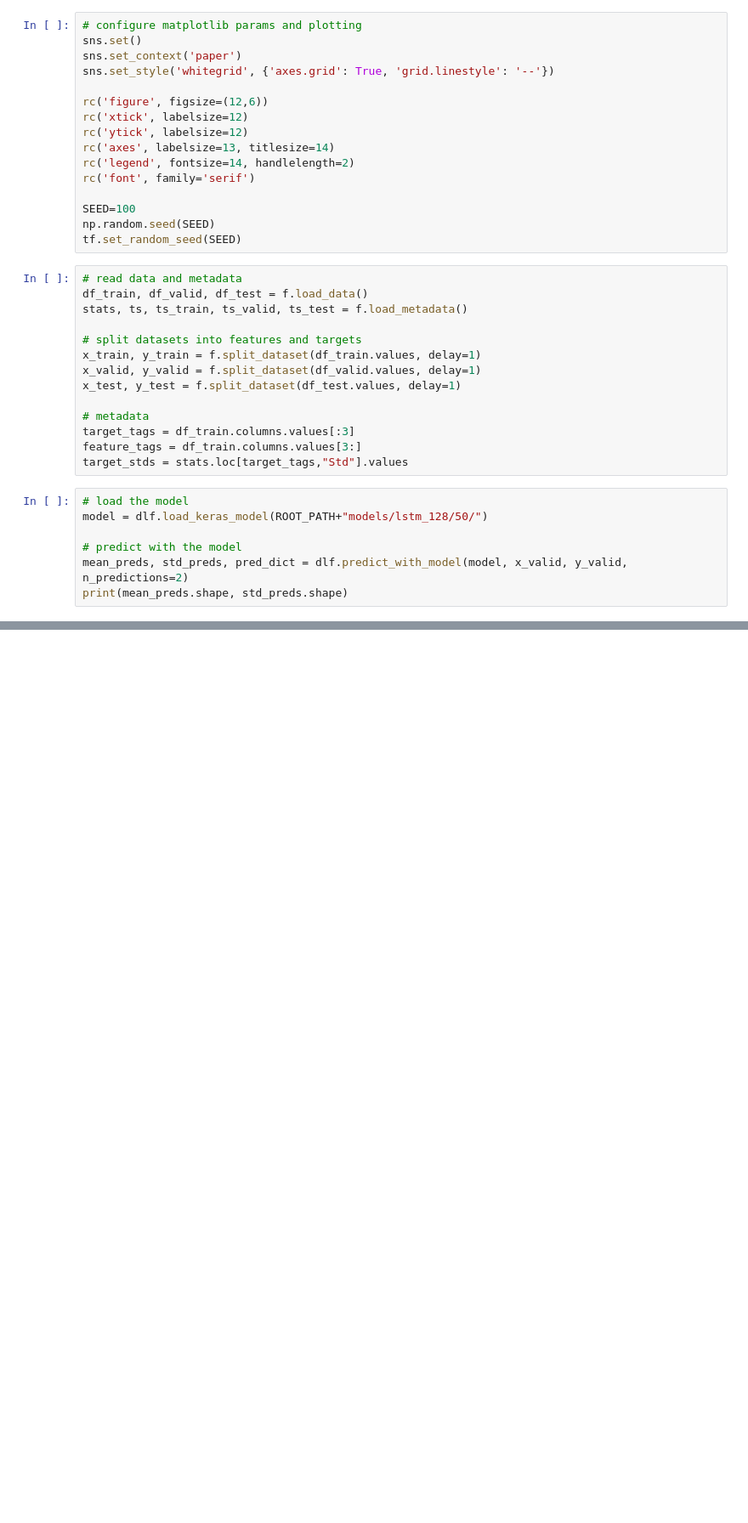
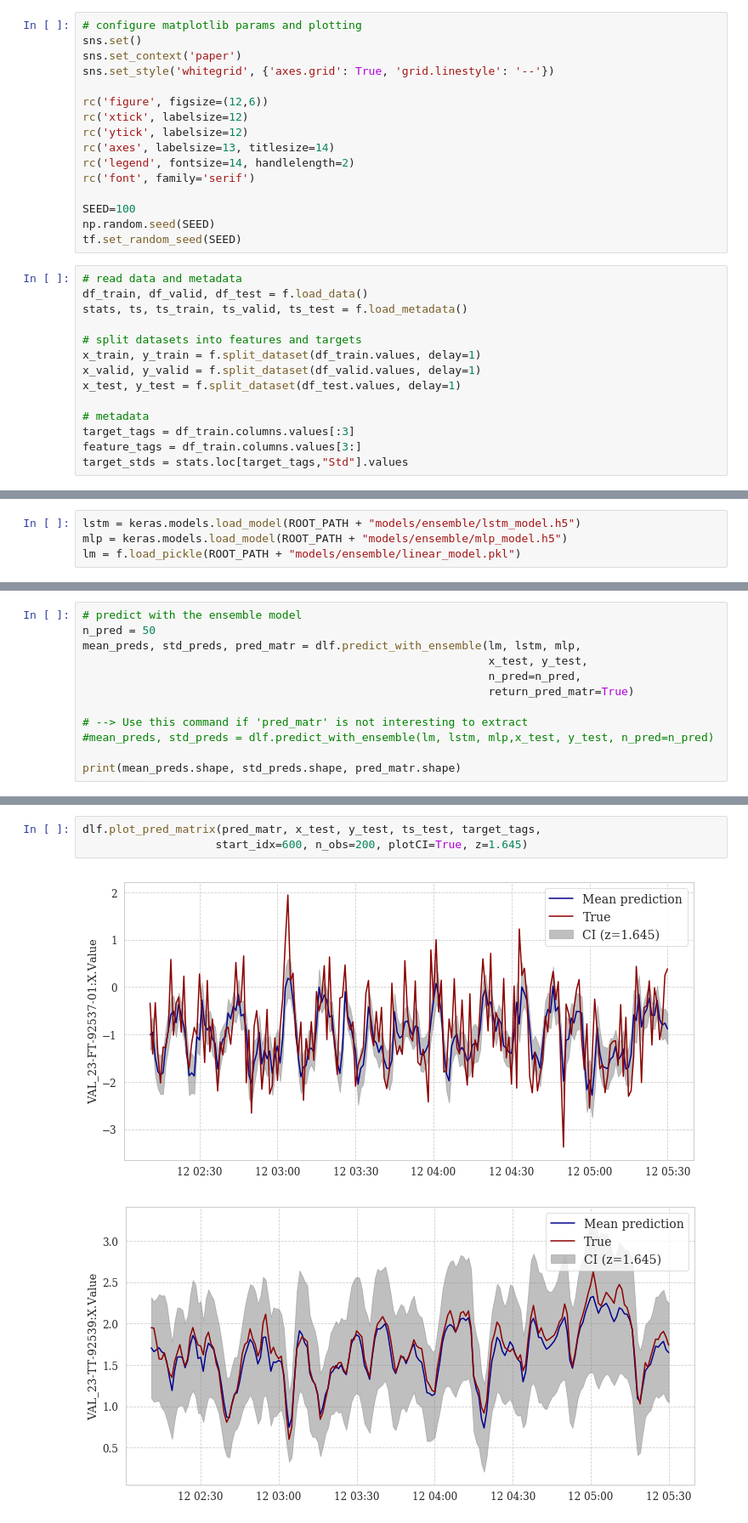
Before and after one commit to hreiten/master-thesis, a Jupyter notebook: src/predictive-models/keras_demo.ipynb, the cells around one changed output, grey strips where cells are left out. Shown: that part at 85% size. Drawn from its saved outputs; the diff is of its cells as text; blank space fills up the shorter version.

Commit message:
Finished ensemble models. Updated demo notebook.

```diff
--- a/src/predictive-models/keras_demo.ipynb
+++ b/src/predictive-models/keras_demo.ipynb
@@ -52,10 +54,3 @@ x_test, y_test = f.split_dataset(df_test.values, delay=1)
 target_tags = df_train.columns.values[:3]
 feature_tags = df_train.columns.values[3:]
 target_stds = stats.loc[target_tags,"Std"].values
-# %%
-# load the model
-model = dlf.load_keras_model(ROOT_PATH+"models/lstm_128/50/")
-
-# predict with the model
-mean_preds, std_preds, pred_dict = dlf.predict_with_model(model, x_valid, y_valid, n_predictions=2)
-print(mean_preds.shape, std_preds.shape)
@@ -63,0 +59,4 @@ print(mean_preds.shape, std_preds.shape)
+# %%
+lstm = keras.models.load_model(ROOT_PATH + "models/ensemble/lstm_model.h5")
+mlp = keras.models.load_model(ROOT_PATH + "models/ensemble/mlp_model.h5")
+lm = f.load_pickle(ROOT_PATH + "models/ensemble/linear_model.pkl")
@@ -63,0 +73,12 @@ print(mean_preds.shape, std_preds.shape)
+# %%
+# predict with the ensemble model
+n_pred = 50
+mean_preds, std_preds, pred_matr = dlf.predict_with_ensemble(lm, lstm, mlp,
+                                                             x_test, y_test,
+                                                             n_pred=n_pred,
+                                                             return_pred_matr=True)
+
+# --> Use this command if 'pred_matr' is not interesting to extract
+#mean_preds, std_preds = dlf.predict_with_ensemble(lm, lstm, mlp,x_test, y_test, n_pred=n_pred)
+
+print(mean_preds.shape, std_preds.shape, pred_matr.shape)
@@ -63,0 +89,6 @@ print(mean_preds.shape, std_preds.shape)
+# %%
+dlf.plot_pred_matrix(pred_matr, x_test, y_test, ts_test, target_tags,
+                    start_idx=600, n_obs=200, plotCI=True, z=1.645)
+# %% [output]
+[figure, added]
+[figure, added]
```
Also changed, not shown: parts of 7 cells of this notebook, 5 other files.
